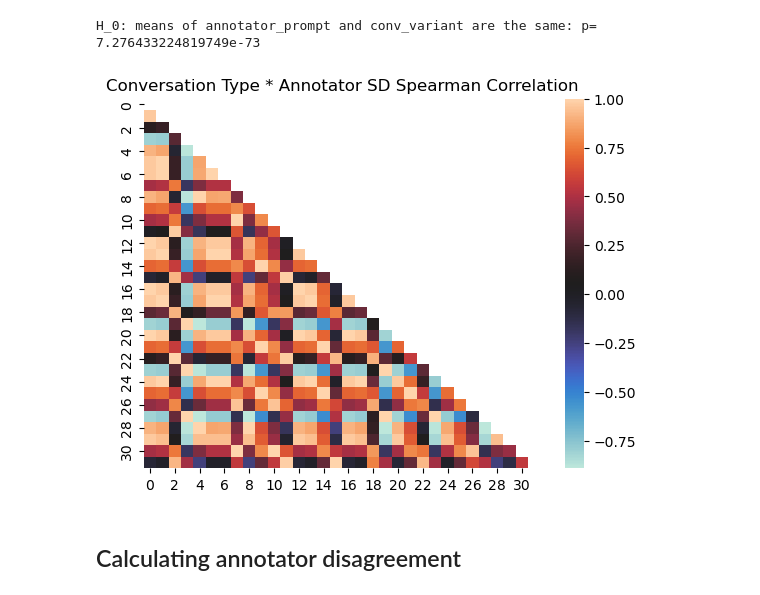
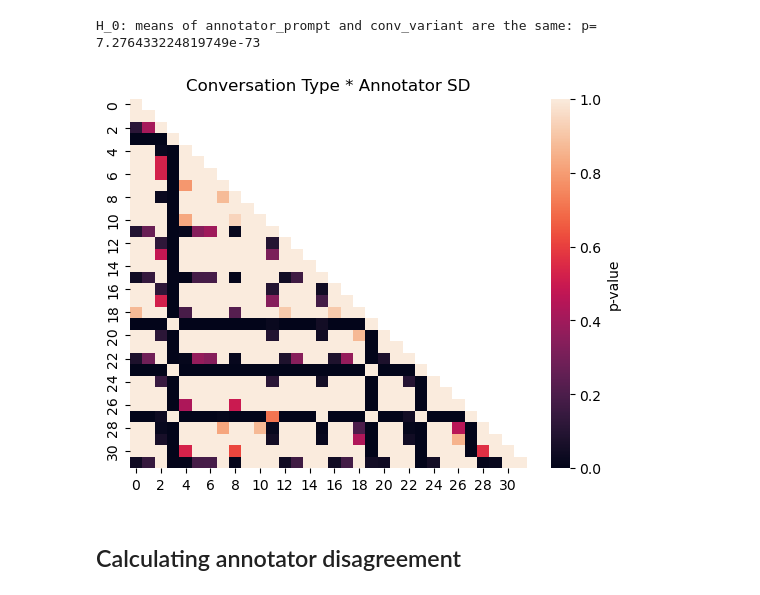
Before and after one commit to dimits-ts/llm_moderation_research, a Jupyter notebook: notebooks/annotation_analysis.ipynb, the cells around one changed output. Saved outputs shown, nothing was run; the diff lists cells and outputs as text; code cells hidden in the pictures.

```diff
--- a/notebooks/annotation_analysis.ipynb
+++ b/notebooks/annotation_analysis.ipynb
@@ -234 +265,34 @@ H_0: mean toxicity between annotator demograhics are the same: p= 2.214140556715
+# %%
+# code from https://stackoverflow.com/questions/47314754/how-to-get-triangle-upper-matrix-without-the-diagonal-using-numpy
+def upper_tri_masking(A: np.array) -> np.array:
+    """Generate a mask for the upper triangular of a NxN matrix, without the main diagonal
+
+    :param A: the NxN matrix
+    :type A: np.array
+    :return: the mask
+    :rtype: np.array
+    """
+    m = A.shape[0]
+    r = np.arange(m)
+    mask = r[:, None] < r
+    return mask
+
+
+def pvalue_heatmap(
+    df: pd.DataFrame, show_labels: bool = False, correlation_title: str = ""
+) -> None:
+    ticklabels = df.columns if show_labels else "auto"
+
+    sns.heatmap(
+        np.tril(df),
+        annot=show_labels,
+        cmap="rocket",
+        mask=upper_tri_masking(df),
+        xticklabels=ticklabels,
+        yticklabels=ticklabels,
+        cbar_kws={"label": "p-value"},
+    )
+
+    plt.title(correlation_title)
+    plt.show()
 # %%
@@ -296,25 +390,25 @@ H_0: means of annotator_prompt and conv_variant are the same: p= 7.2764332248197
 # %%
 # create a column to identify the groups
 stats_df = full_df
 stats_df["group"] = (
     stats_df["annotator_prompt"].astype(str)
     + "_"
     + stats_df["conv_variant"].astype(str)
 )
 
 # non-parametric post_hoc test
 posthoc = scikit_posthocs.posthoc_dunn(
     stats_df, val_col="toxicity", group_col="group", p_adjust="bonferroni"
 )
 posthoc_df = posthoc.reset_index().melt(
     id_vars="index", var_name="Comparison", value_name="p-value"
 )
 posthoc_df.columns = ["Group1", "Group2", "p-value"]
 posthoc_df = posthoc_df.pivot(index="Group1", columns="Group2", values="p-value")
 
-corr_heatmap(posthoc_df, show_labels=False, correlation_title="Conversation Type * Annotator SD")
+pvalue_heatmap(posthoc_df, show_labels=False, correlation_title="Conversation Type * Annotator SD")
 # %% [output]
-[figure, old version]
+[figure, new version]
 # %% [markdown]
 ## Calculating annotator disagreement
 # %% [markdown]
```
Also changed, not shown: parts of 26 cells of this notebook.
